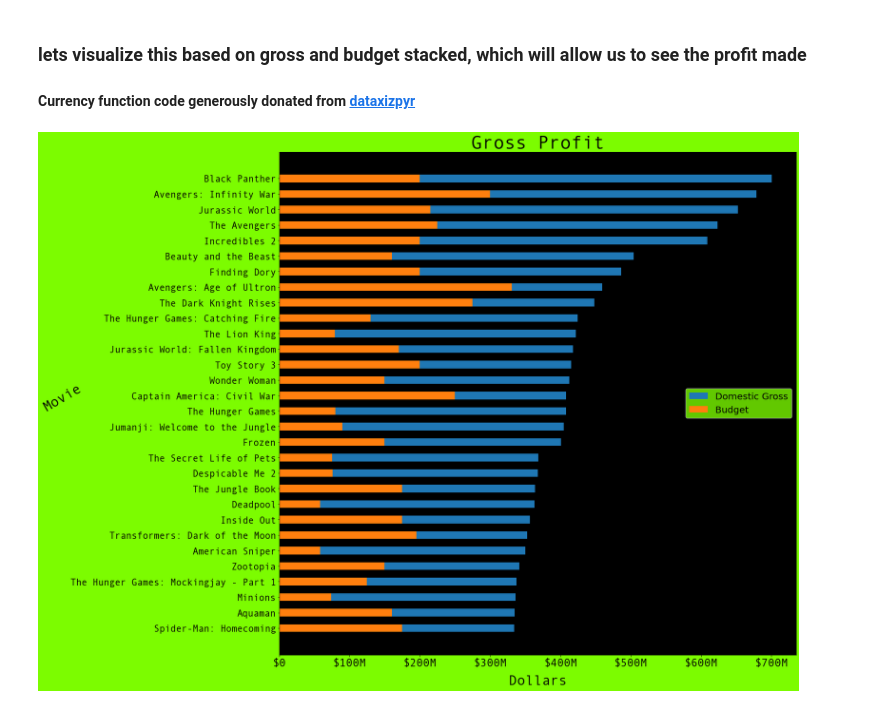
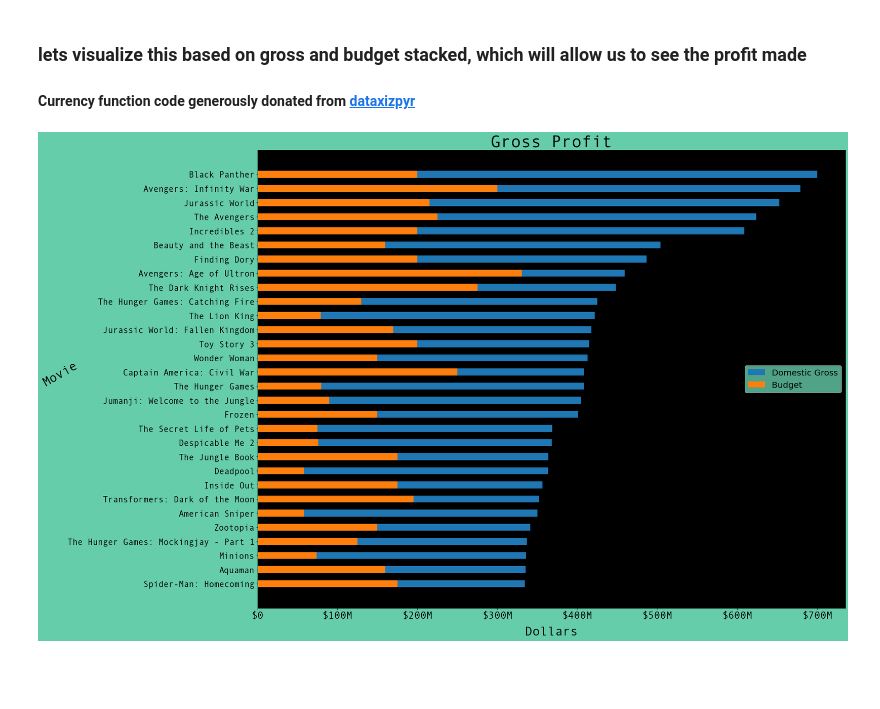
Before and after one commit to patrick-anastasio/Flatiron_DSC-Phase1_Project, a Jupyter notebook: popularity_and_financials.ipynb, the cells around one changed output. Drawn from its saved outputs; the diff is of its cells as text; code cells hidden in the pictures; blank space fills up the shorter version.

```diff
--- a/popularity_and_financials.ipynb
+++ b/popularity_and_financials.ipynb
@@ -354,36 +354,37 @@ top_50_grossing_movies
 # %%
 # Create a function to convert ticks to currency
 
 def currency(x, pos):
     """
     This function will format a tick of float type to currency
     The two args are the value and tick position
     """
     if x >= 1e6:
         s = '${:1.0f}M'.format(x*1e-6)
     else:
         s = '${:1.0f}'.format(x*1e-3)
     return s
 
 # Now lets create the plot
 fig, ax = plt.subplots()
-fig.set_size_inches(20, 20)
-fig.set_facecolor('lawngreen')
+fig.set_size_inches(25, 20)
+fig.set_facecolor('mediumaquamarine')
 ax.set_facecolor('black')
 ax.barh(top_50_grossing_movies['original_title'], width=top_50_grossing_movies['Domestic Gross'], height=0.5)
 ax.barh(top_50_grossing_movies['original_title'], width=top_50_grossing_movies['Budget'], height=0.5)
 ax.set_xlabel('Dollars', font='Andale Mono', fontsize=30, labelpad=15)
 ax.set_ylabel('Movie', rotation=30, font='Andale Mono', fontsize=30, labelpad=10)
 ax.set_title('Gross Profit', font='Andale Mono', fontsize=40, weight='bold', loc="center", pad=0)
 labels = 'Domestic Gross', 'Budget'
-ax.legend(labels, fontsize=20, facecolor='lawngreen', loc=7)
+ax.legend(labels, fontsize=20, facecolor='mediumaquamarine', loc=7)
 plt.xticks(font='Andale Mono', fontsize=24, weight='bold')
 plt.yticks(font='Andale Mono', fontsize=20, weight='bold')
 ax.invert_yaxis()
 plt.ticklabel_format(axis='x', style='plain')
 ax.xaxis.set_major_formatter(currency)
+plt.savefig('./images/gross_profit.png', dpi=200, bbox_inches='tight')
 # %% [output]
-[figure, old version]
+[figure, new version]
 # %%
 # Lets check out the popularity of movies
 
```
Also changed, not shown: parts of 11 cells of this notebook, 9 other files.
